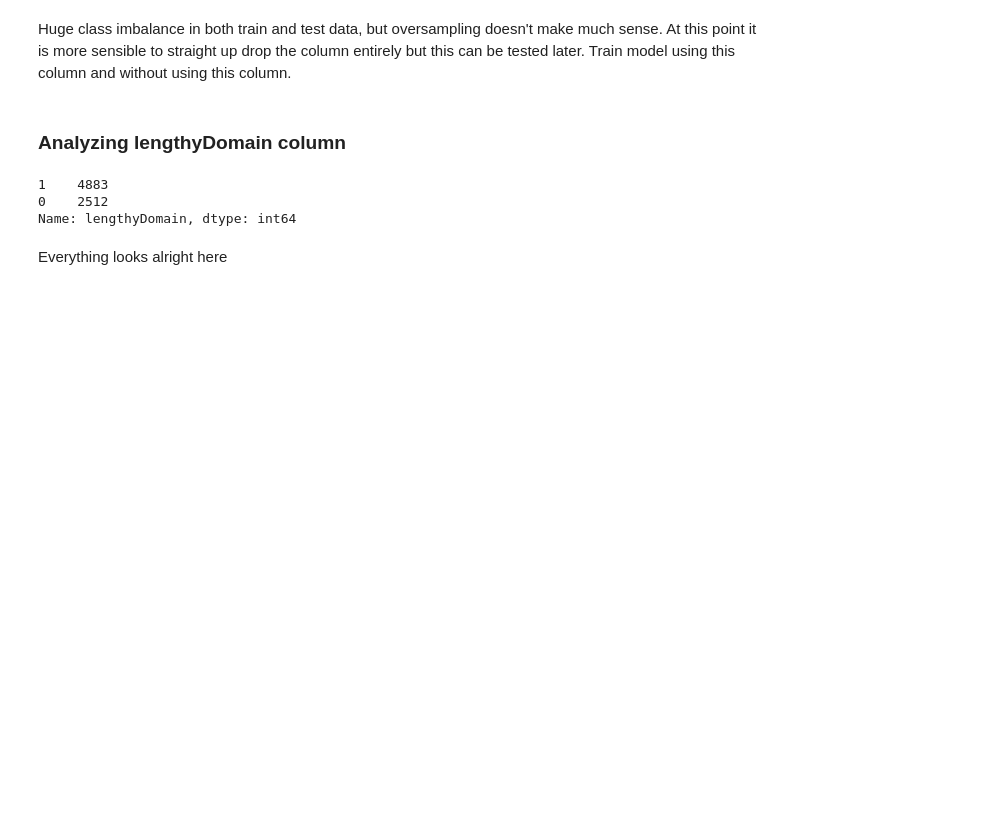
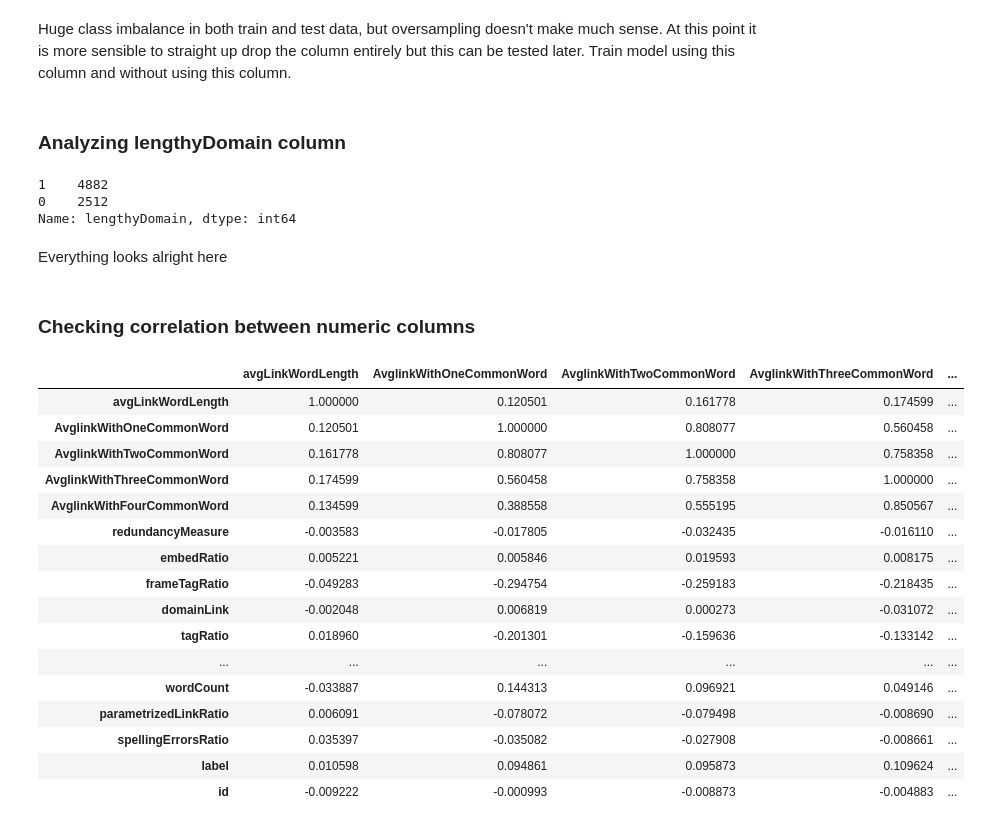
Before and after one commit to james-jasvin/Help-Boost-Our-Online-Reach, a Jupyter notebook: ML-Project.ipynb, the cells around one changed output. Drawn from its saved outputs; the diff is of its cells as text; code cells hidden in the pictures; blank space fills up the shorter version.

```diff
--- a/ML-Project.ipynb
+++ b/ML-Project.ipynb
@@ -374,10 +362,32 @@ Huge class imbalance in both train and test data, but oversampling doesn't make
 # %% [markdown]
 ### Analyzing lengthyDomain column
 # %%
-merged_data['lengthyDomain'].value_counts()
+cleaned_data['lengthyDomain'].value_counts()
 # %% [output]
-1    4883
+1    4882
 0    2512
 Name: lengthyDomain, dtype: int64
 # %% [markdown]
 Everything looks alright here
+# %% [markdown]
+### Checking correlation between numeric columns
+# %%
+cleaned_data.corr()
+# %% [output]
+|  | avgLinkWordLength | AvglinkWithOneCommonWord | AvglinkWithTwoCommonWord | AvglinkWithThreeCommonWord | ... |
+| avgLinkWordLength | 1.000000 | 0.120501 | 0.161778 | 0.174599 | ... |
+| AvglinkWithOneCommonWord | 0.120501 | 1.000000 | 0.808077 | 0.560458 | ... |
+| AvglinkWithTwoCommonWord | 0.161778 | 0.808077 | 1.000000 | 0.758358 | ... |
+| AvglinkWithThreeCommonWord | 0.174599 | 0.560458 | 0.758358 | 1.000000 | ... |
+| AvglinkWithFourCommonWord | 0.134599 | 0.388558 | 0.555195 | 0.850567 | ... |
+| redundancyMeasure | -0.003583 | -0.017805 | -0.032435 | -0.016110 | ... |
+| embedRatio | 0.005221 | 0.005846 | 0.019593 | 0.008175 | ... |
+| frameTagRatio | -0.049283 | -0.294754 | -0.259183 | -0.218435 | ... |
+| domainLink | -0.002048 | 0.006819 | 0.000273 | -0.031072 | ... |
+| tagRatio | 0.018960 | -0.201301 | -0.159636 | -0.133142 | ... |
+| ... | ... | ... | ... | ... | ... |
+| wordCount | -0.033887 | 0.144313 | 0.096921 | 0.049146 | ... |
+| parametrizedLinkRatio | 0.006091 | -0.078072 | -0.079498 | -0.008690 | ... |
+| spellingErrorsRatio | 0.035397 | -0.035082 | -0.027908 | -0.008661 | ... |
+| label | 0.010598 | 0.094861 | 0.095873 | 0.109624 | ... |
+| id | -0.009222 | -0.000993 | -0.008873 | -0.004883 | ... |
```
Also changed, not shown: parts of 19 cells of this notebook.
